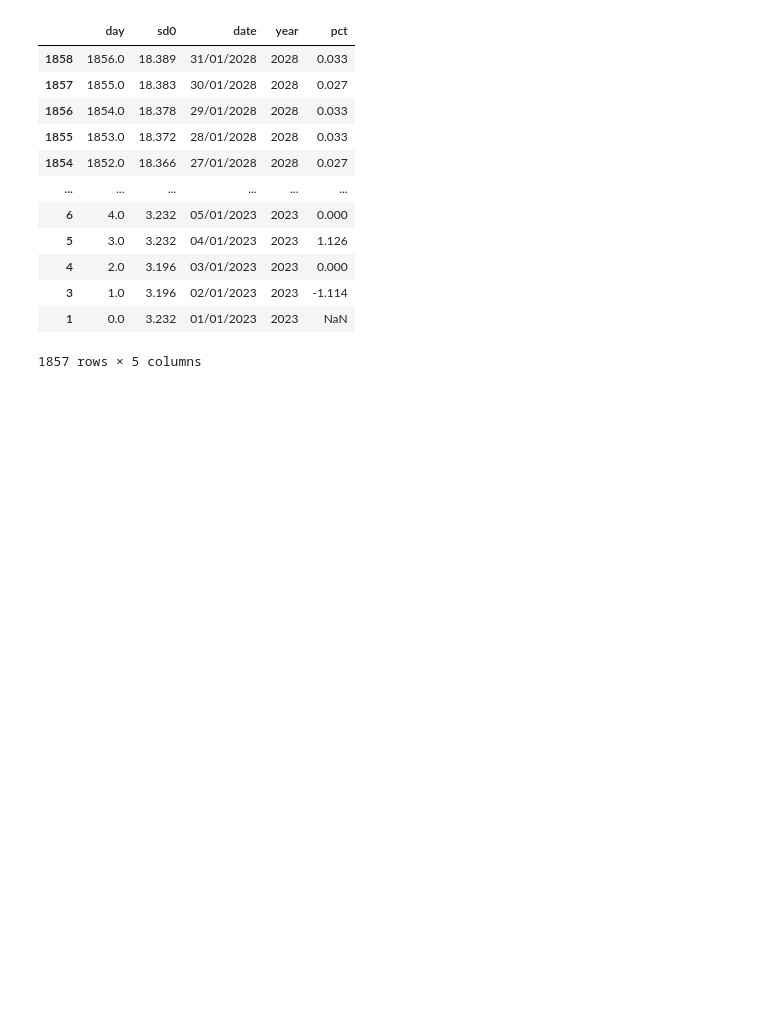
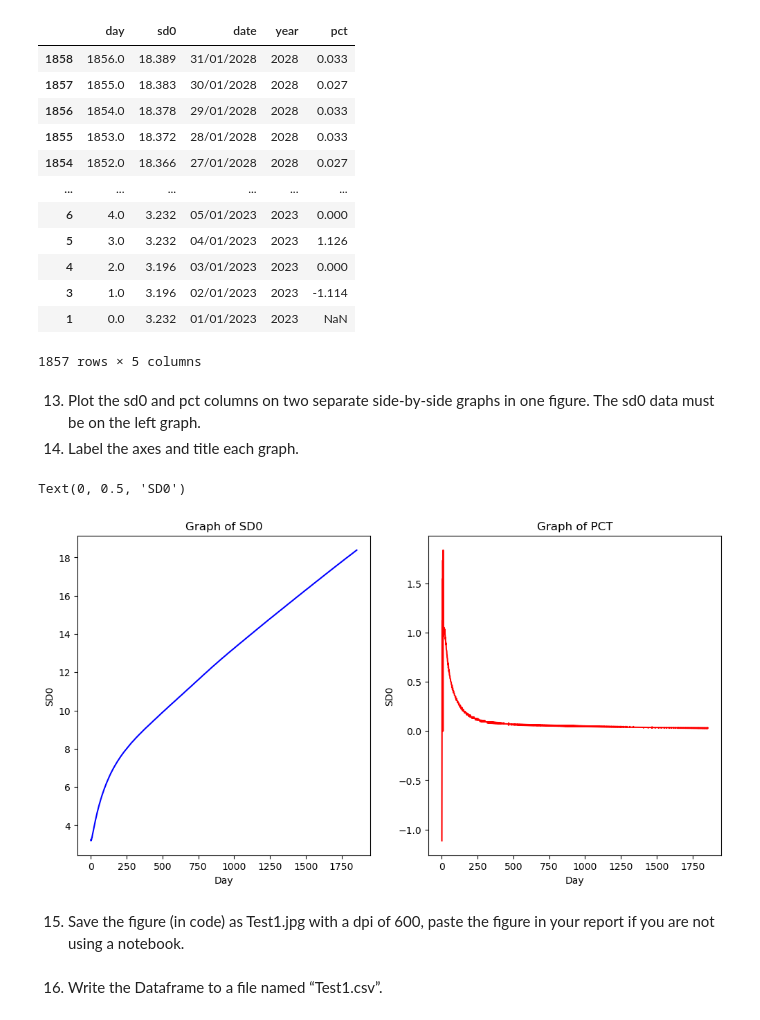
Before and after one commit to samkeleN/Test-1-Preparation, a Jupyter notebook: testOne.ipynb, the cells around one changed output. Cells and saved outputs as stored; diff of their text form; code cells hidden in the pictures; blank space fills up the shorter version.

```diff
--- a/testOne.ipynb
+++ b/testOne.ipynb
@@ -219,3 +219,27 @@ See the caveats in the documentation: https://pandas.pydata.org/pandas-docs/stab
 | 3 | 1.0 | 3.196 | 02/01/2023 | 2023 | -1.114 |
 | 1 | 0.0 | 3.232 | 01/01/2023 | 2023 | NaN |
 1857 rows × 5 columns
+# %% [markdown]
+13. Plot the sd0 and pct columns on two separate side-by-side graphs in one figure. The sd0 data must
+be on the left graph.
+14. Label the axes and title each graph.
+# %%
+figure = plt.figure()
+sd0Fig = figure.add_subplot(1, 2, 1)
+pctFig = figure.add_subplot(1, 2, 2)
+
+sd0Fig.set_title("Graph of SD0")
+sd0Fig.plot(data['day'], data['sd0'], color='blue')
+sd0Fig.set_xlabel("Day")
+sd0Fig.set_ylabel("SD0")
+
+pctFig.set_title("Graph of PCT")
+pctFig.plot(data['day'], data['pct'], color='red')
+pctFig.set_xlabel("Day")
+pctFig.set_ylabel("SD0")
+# %% [output]
+Text(0, 0.5, 'SD0')
+[figure, added]
+# %% [markdown]
+15. Save the figure (in code) as Test1.jpg with a dpi of 600, paste the figure in your report if you are
+not using a notebook.
@@ -221,0 +248,2 @@ See the caveats in the documentation: https://pandas.pydata.org/pandas-docs/stab
+# %% [markdown]
+16. Write the Dataframe to a file named “Test1.csv”.
```
Also changed, not shown: parts of 2 cells of this notebook, 2 other files.
